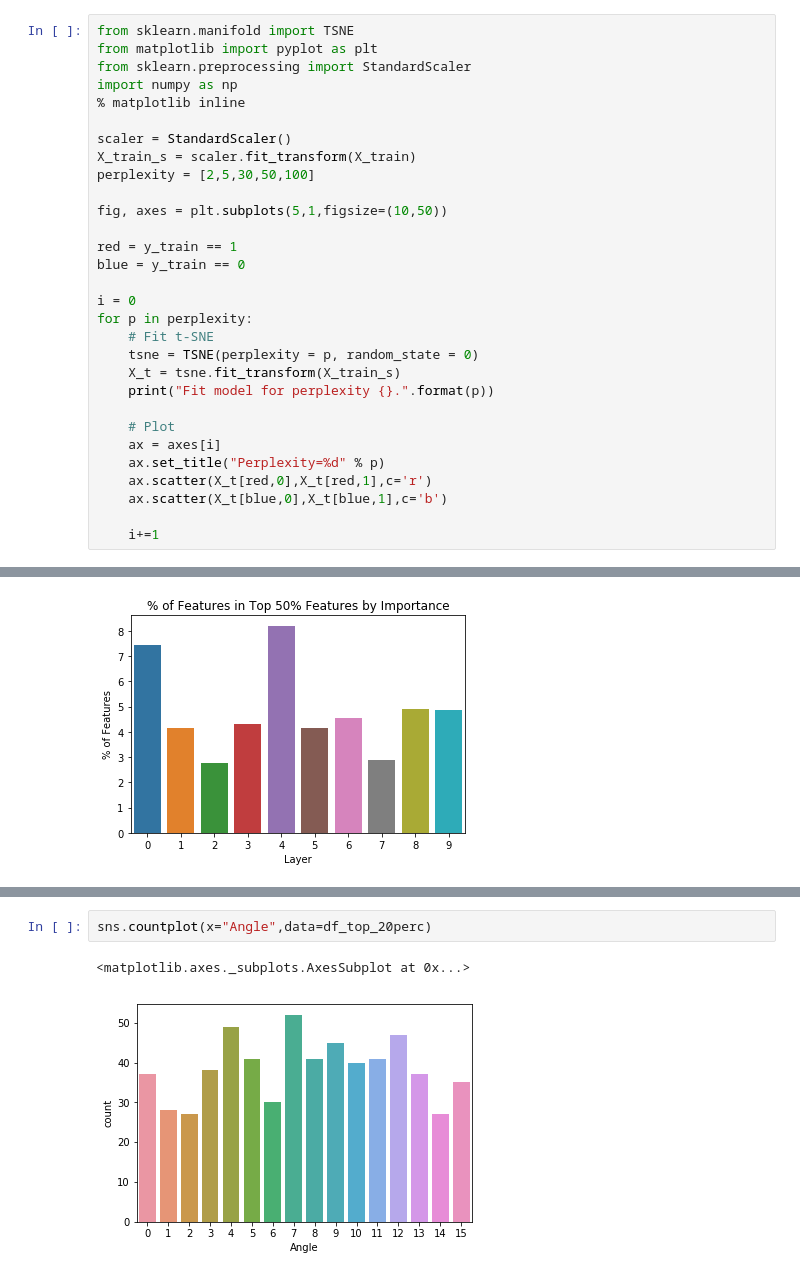
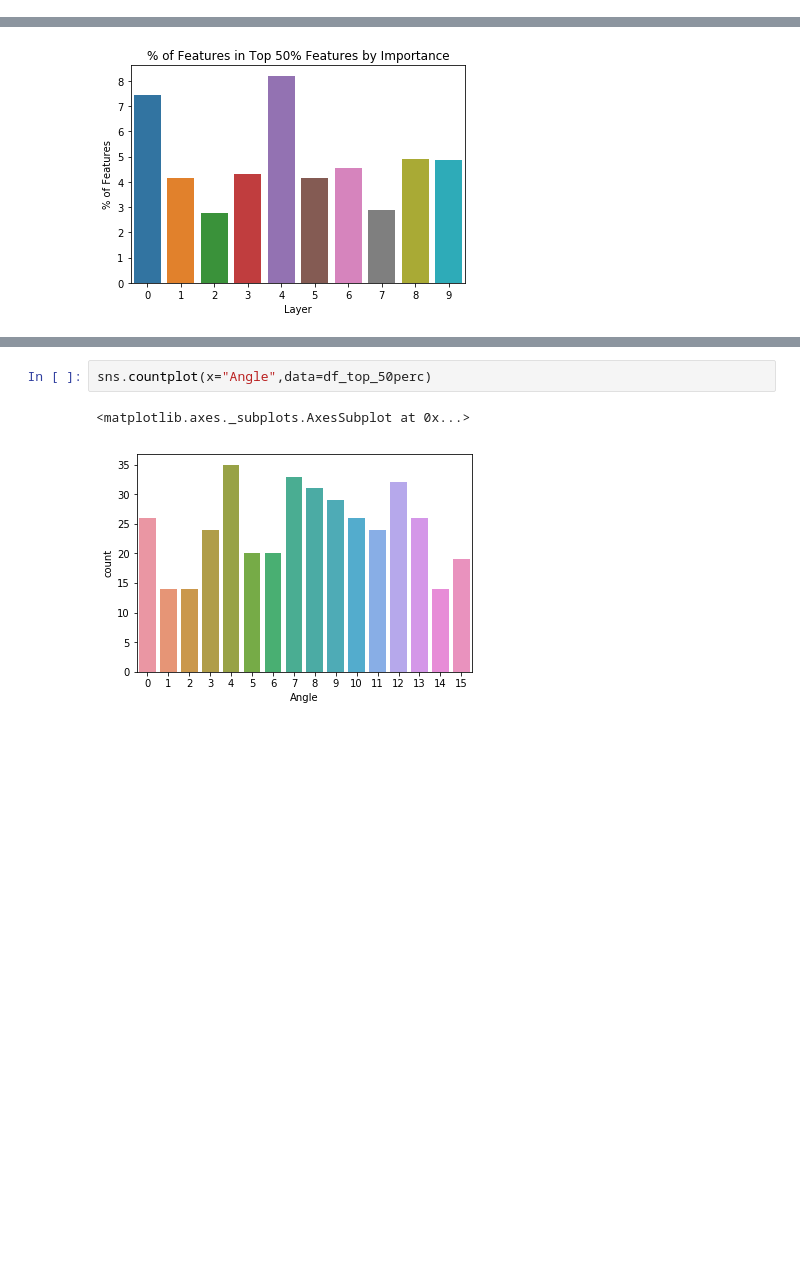
Before and after one commit to brayan07/machine-learning, a Jupyter notebook: projects/capstone/DHSThreatRecognition/ModelingExtractedFeatures.ipynb, the cells around one changed output, grey strips where cells are left out. Drawn from its saved outputs; the diff is of its cells as text; blank space fills up the shorter version.

```diff
--- a/projects/capstone/DHSThreatRecognition/ModelingExtractedFeatures.ipynb
+++ b/projects/capstone/DHSThreatRecognition/ModelingExtractedFeatures.ipynb
@@ -79,30 +74,0 @@ print("{0} Total positives, corresponding to {1:.1f}% of the data".format(sum(y_
-# %%
-from sklearn.manifold import TSNE
-from matplotlib import pyplot as plt
-from sklearn.preprocessing import StandardScaler
-import numpy as np
-% matplotlib inline
-
-scaler = StandardScaler()
-X_train_s = scaler.fit_transform(X_train)
-perplexity = [2,5,30,50,100]
-
-fig, axes = plt.subplots(5,1,figsize=(10,50))
-
-red = y_train == 1
-blue = y_train == 0
-
-i = 0
-for p in perplexity:
-    # Fit t-SNE
-    tsne = TSNE(perplexity = p, random_state = 0)
-    X_t = tsne.fit_transform(X_train_s)
-    print("Fit model for perplexity {}.".format(p))
-
-    # Plot
-    ax = axes[i]
-    ax.set_title("Perplexity=%d" % p)
-    ax.scatter(X_t[red,0],X_t[red,1],c='r')
-    ax.scatter(X_t[blue,0],X_t[blue,1],c='b')
-
-    i+=1
@@ -1118,8 +1074,8 @@ ax = sns.boxplot(x="Importance",y="LayerN",data=df_top_50perc)
 # %% [output]
 [figure]
 # %%
-sns.countplot(x="Angle",data=df_top_20perc)
+sns.countplot(x="Angle",data=df_top_50perc)
 # %% [output]
 <matplotlib.axes._subplots.AxesSubplot at 0x...>
-[figure, old version]
+[figure, new version]
 # %% [markdown]
```
Also changed, not shown: parts of 7 cells of this notebook, 28 other files.
